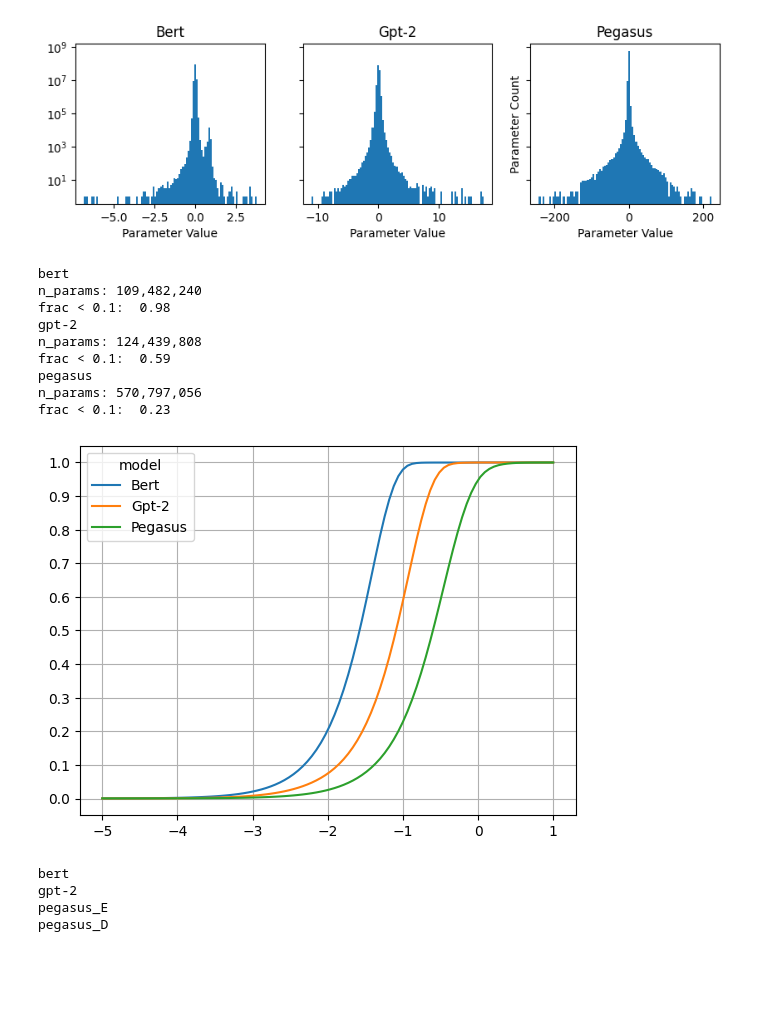
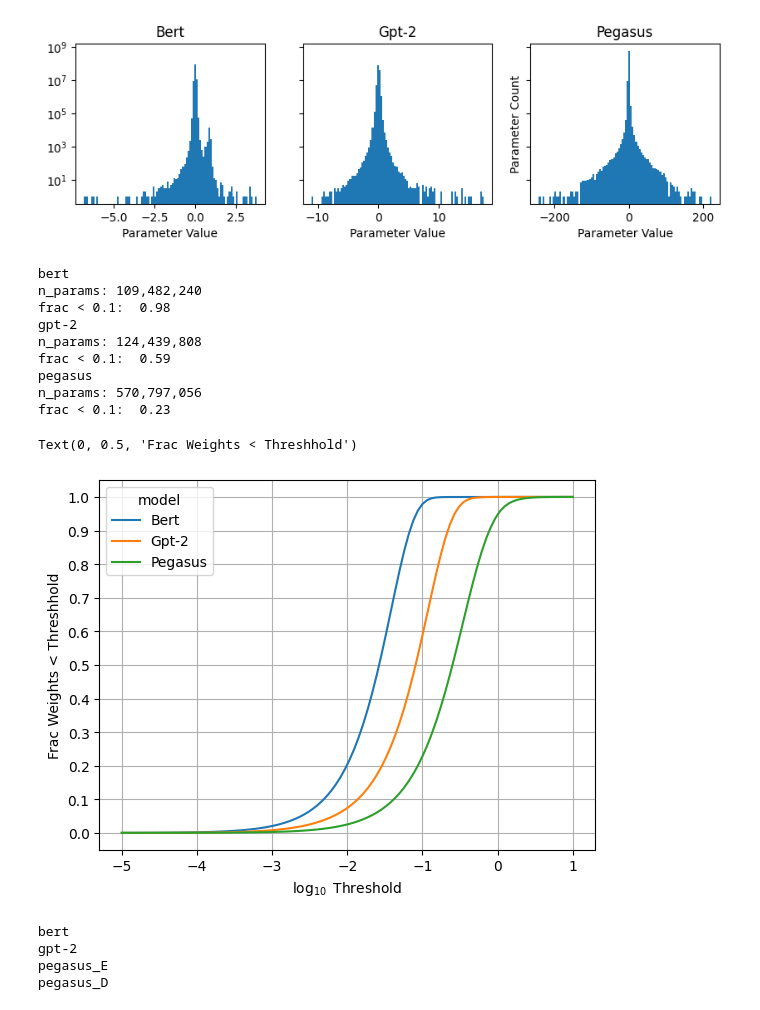
Before and after one commit to Oaklight/llm-sparsification-release, a Jupyter notebook: llm-sparsification.ipynb, the cells around one changed output. Cells and saved outputs as stored; diff of their text form; code cells hidden in the pictures; blank space fills up the shorter version.

```diff
--- a/llm-sparsification.ipynb
+++ b/llm-sparsification.ipynb
@@ -62,26 +62,29 @@ def get_frac_lt_order(parameters):
 # %%
 for i, (modelname, model) in enumerate(models.items()):
     print(modelname)
     weights = get_parameters(model)
     thresh, frac = get_frac_lt_order(weights)
     print(f'n_params: {weights.shape[0]:,}')
     print(f'frac < 0.1: {frac[np.where(thresh == -1)][0]: 0.2f}')
     plt.plot(thresh, frac, label=modelname.capitalize())
 plt.grid('on')
 plt.legend(title='model');
 plt.yticks(np.linspace(0, 1, 11));
 #plt.xticks(np.linspace(-10, 1, 12));
+plt.xlabel('$\log_{10}$ Threshold')
+plt.ylabel('Frac Weights < Threshhold')
 # %% [output]
 bert
 n_params: 109,482,240
 frac < 0.1:  0.98
 gpt-2
 n_params: 124,439,808
 frac < 0.1:  0.59
 pegasus
 n_params: 570,797,056
 frac < 0.1:  0.23
+Text(0, 0.5, 'Frac Weights < Threshhold')
-[figure, old version]
+[figure, new version]
 # %%
 models_ = OrderedDict({'bert': bert,
                        'gpt-2': gpt2,
```
Also changed, not shown: parts of 5 cells of this notebook.
